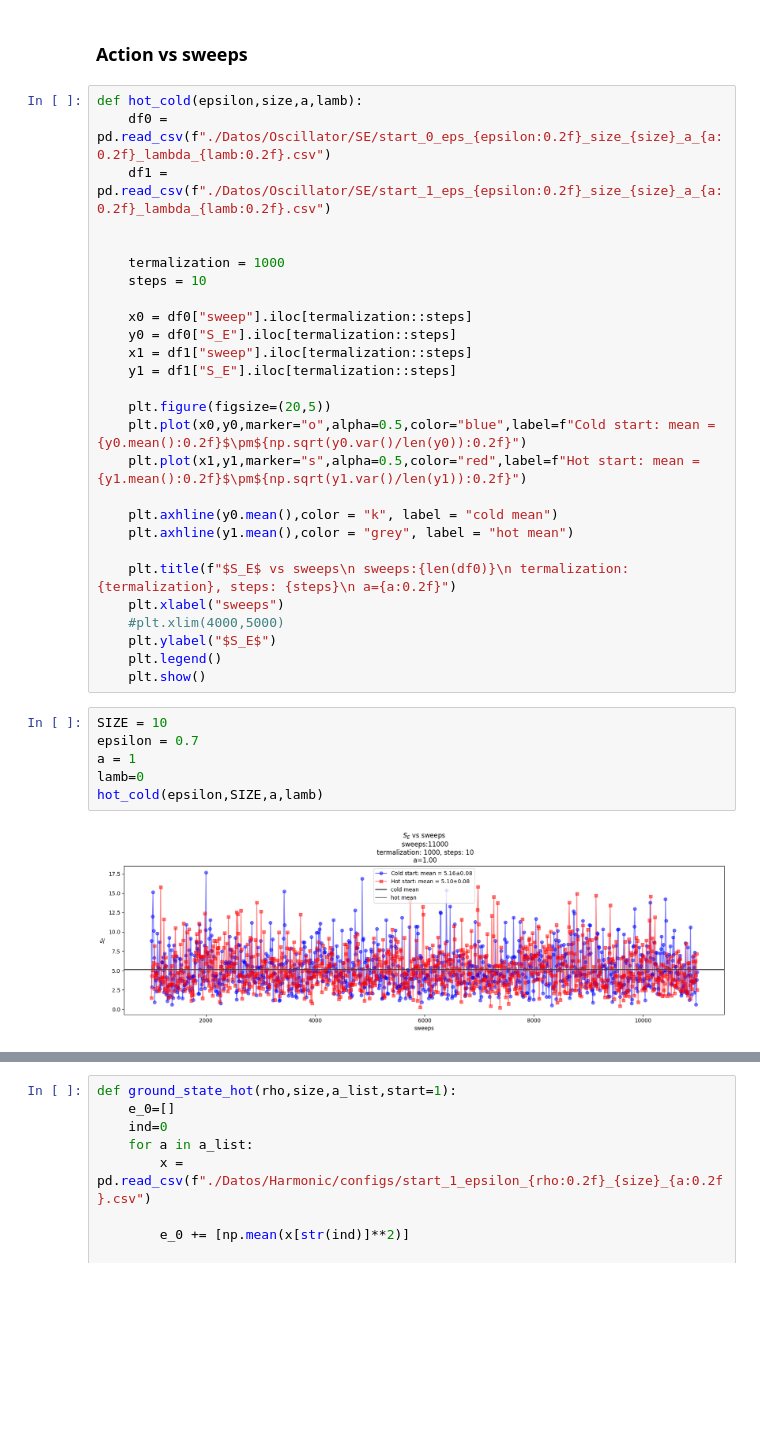
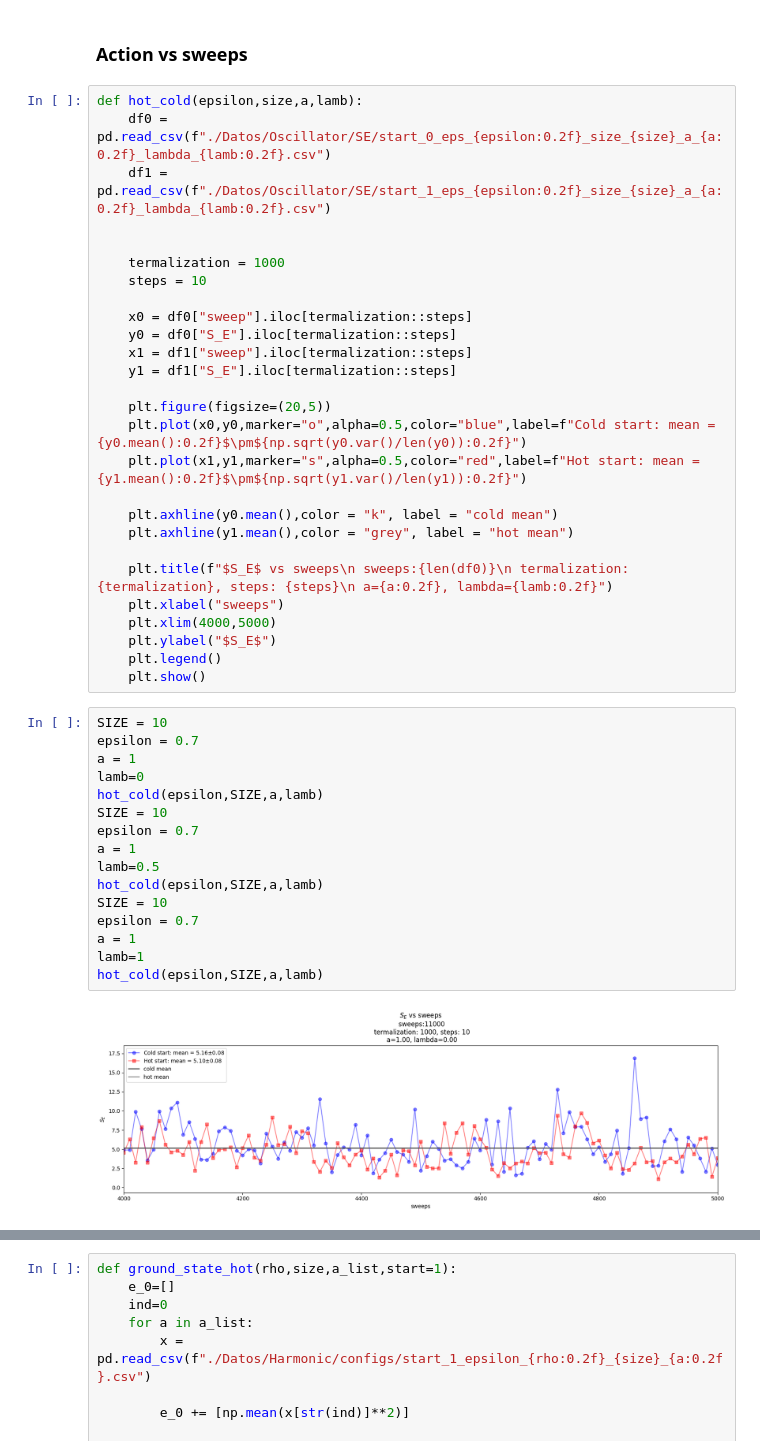
Before and after one commit to SoyAgustin/QF-Path-Integral, a Jupyter notebook: Notebooks_Py/oscillator.ipynb, the cells around one changed output, grey strips where cells are left out. Drawn from its saved outputs; the diff is of its cells as text; blank space fills up the shorter version.

Commit message:
Graficas de accion vs sweeps para lambdas 0.5 y 1

```diff
--- a/Notebooks_Py/oscillator.ipynb
+++ b/Notebooks_Py/oscillator.ipynb
@@ -62,17 +62,27 @@ def hot_cold(epsilon,size,a,lamb):
     plt.axhline(y0.mean(),color = "k", label = "cold mean")
     plt.axhline(y1.mean(),color = "grey", label = "hot mean")
 
-    plt.title(f"$S_E$ vs sweeps\n sweeps:{len(df0)}\n termalization: {termalization}, steps: {steps}\n a={a:0.2f}")
+    plt.title(f"$S_E$ vs sweeps\n sweeps:{len(df0)}\n termalization: {termalization}, steps: {steps}\n a={a:0.2f}, lambda={lamb:0.2f}")
     plt.xlabel("sweeps")
-    #plt.xlim(4000,5000)
+    plt.xlim(4000,5000)
     plt.ylabel("$S_E$")
     plt.legend()
     plt.show()
 # %%
 SIZE = 10
 epsilon = 0.7
 a = 1
 lamb=0
 hot_cold(epsilon,SIZE,a,lamb)
+SIZE = 10
+epsilon = 0.7
+a = 1
+lamb=0.5
+hot_cold(epsilon,SIZE,a,lamb)
+SIZE = 10
+epsilon = 0.7
+a = 1
+lamb=1
+hot_cold(epsilon,SIZE,a,lamb)
 # %% [output]
-[figure, old version]
+[figure, new version]
```
Also changed, not shown: parts of 1 cell of this notebook.
